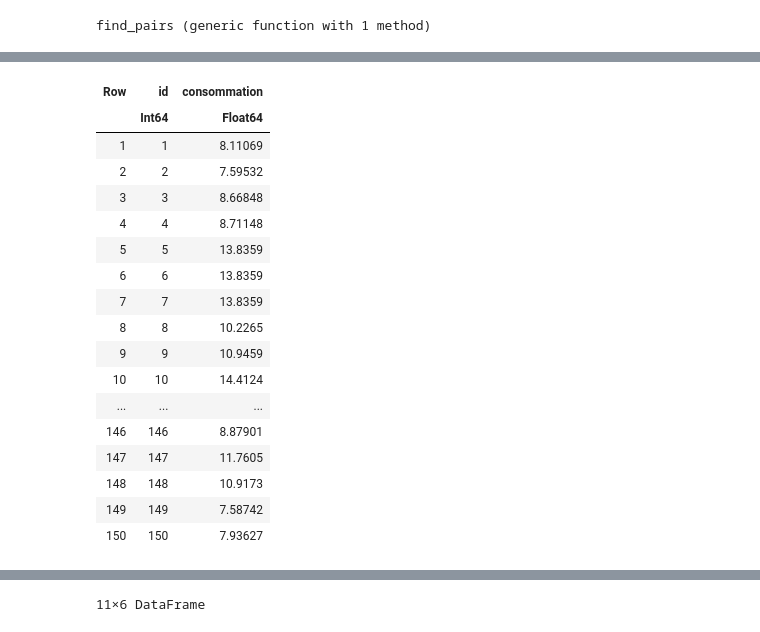
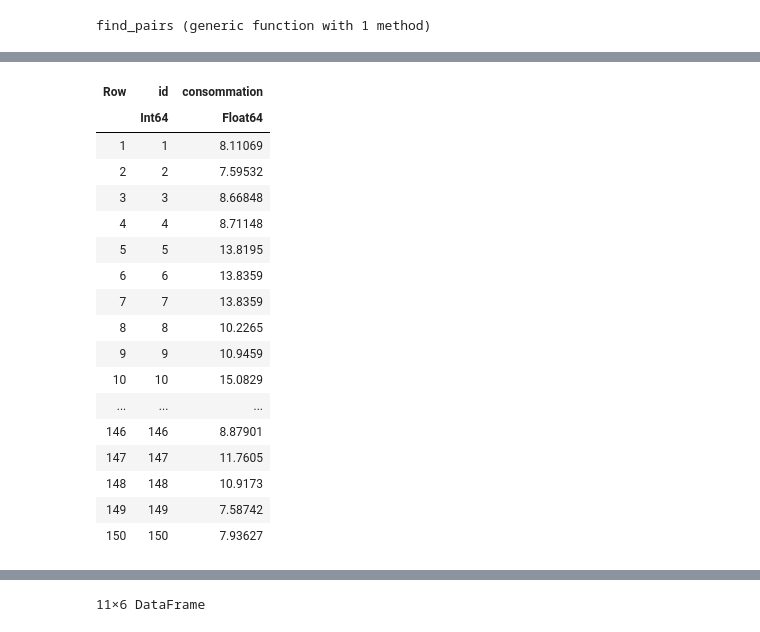
Before and after one commit to Antoine-Lafrance/concours-mth3302, a Jupyter notebook: soumissions_officielles/soumission_18/soumission18.ipynb, the cells around one changed output, grey strips where cells are left out. Drawn from its saved outputs; the diff is of its cells as text; code cells hidden in the pictures.

```diff
--- a/soumissions_officielles/soumission_18/soumission18.ipynb
+++ b/soumissions_officielles/soumission_18/soumission18.ipynb
@@ -220,2 +194,22 @@ end
 # %% [output]
 find_pairs (generic function with 1 method)
+# %%
+function forest_regression(training_data, test_data)
+    ids = test_data.id
+
+    y_train = training_data.consommation
+    common_columns = intersect(names(training_data), names(test_data))
+    training_data = training_data[:, common_columns]
+    test_data = test_data[:, common_columns]
+
+    X_train = Matrix(training_data[:, Not(:annee, :id)])
+    X_test = Matrix(test_data[:, Not(:annee, :id)])
+
+    model = RandomForestRegressor(n_subfeatures=5, n_trees=1000,min_samples_leaf=1,min_purity_increase=0.0, max_depth=5, min_samples_split=6)
+    fit!(model, X_train, y_train)
+    ychap =  predict(model, X_test)
+
+    prediction = DataFrame(id=ids, consommation=ychap)
+
+    return prediction
+end
@@ -222,8 +218,7 @@ find_pairs (generic function with 1 method)
 # %%
 COLUMNS_TO_COMPARE_1 = ["type", "nombre_cylindres", "cylindree", "transmission", "boite"]
-COLUMNS_TO_COMPARE_3 = ["nombre_cylindres", "cylindree", "type" ]
-COLUMNS_TO_COMPARE_4 = ["nombre_cylindres", "cylindree"]
-COLUMNS_TO_COMPARE_5 = ["cylindree"]
+COLUMNS_TO_COMPARE_2 = ["nombre_cylindres", "cylindree", "type" ]
+COLUMNS_TO_COMPARE_3 = ["nombre_cylindres", "cylindree"]
 
 trainData.type = ifelse.(trainData.type .== "break_petit", "break_moyen", trainData.type)
 testData.type = ifelse.(testData.type .== "break_moyen", "break", testData.type)
@@ -244,40 +239,38 @@ function match_predictions(train_data, data_to_predict, pairs, columns_to_compar
 end
 
 function main(trainData, testData)
-    # uniqueD = get_unique_data(trainData, COLUMNS_TO_COMPARE_1)
-    # pairs = find_pairs(uniqueD, testData, COLUMNS_TO_COMPARE_1)
-    # # print(pairs.id)
-    # pairs = select(pairs, [:id, :consommation])
-    # testData = filter(row -> !(row.id in pairs.id), testData)
-
-    # uniqueD = get_unique_data(trainData, COLUMNS_TO_COMPARE_3)
-    # pairs_2 = find_pairs(uniqueD, testData, COLUMNS_TO_COMPARE_3)
-    # pairs_2 = select(pairs_2, [:id, :consommation])
-    # pairs = vcat(pairs, pairs_2)
-    # testData = filter(row -> !(row.id in pairs.id), testData)
-
-    # uniqueD = get_unique_data(trainData, COLUMNS_TO_COMPARE_4)
-    # pairs_3 = find_pairs(uniqueD, testData, COLUMNS_TO_COMPARE_4)
-    # pairs_3 = select(pairs_3, [:id, :consommation])
-    # pairs = vcat(pairs, pairs_3)
-    # testData = filter(row -> !(row.id in pairs.id), testData)
-
     pairs = DataFrame(id=Int[], consommation=Float64[])
     pairs, testData = match_predictions(trainData, testData, pairs, COLUMNS_TO_COMPARE_1)
-    pairs, testData = match_predictions(trainData, testData, pairs, COLUMNS_TO_COMPARE_3)
-    pairs, testData = match_predictions(trainData, testData, pairs, COLUMNS_TO_COMPARE_4)
+
+    data_to_predict_by_forest = deepcopy(testData)
+    perfect_match_pairs = deepcopy(pairs)
 
 
+    pairs, testData = match_predictions(trainData, testData, pairs, COLUMNS_TO_COMPARE_2)
+    pairs, testData = match_predictions(trainData, testData, pairs, COLUMNS_TO_COMPARE_3)
+
+    ids_with_no_match = testData.id
 
 
-    pairs_5 = DataFrame(id=5, consommation=13.8358823529412)
-    pairs = vcat(pairs, pairs_5)
-    testData = filter(row -> !(row.id in pairs.id), testData)
+    forest_predictions = forest_regression(trainData, data_to_predict_by_forest)
 
-    sort!(pairs, :id)
+    no_match_predictions = forest_predictions[forest_predictions.id .== ids_with_no_match, :]
 
-    return pairs
+    matching_predictions = vcat(pairs, no_match_predictions)
+    sort!(matching_predictions, :id)
+
+    forest_predictions = vcat(perfect_match_pairs, forest_predictions)
+    sort!(forest_predictions, :id)
+
+    average_predictions = (matching_predictions.consommation .+ forest_predictions.consommation) ./ 2
+
+    average_predictions = DataFrame(id=1:150, consommation=average_predictions)
+
+    println(average_predictions[5,:])
+
+
+    return average_predictions
 
 end
-out = main(trainData, testData)
+average_predictions = main(trainData, testData)
 # %% [output]
@@ -286,15 +284,15 @@ out = main(trainData, testData)
 | Row | id | consommation |
 |  | Int64 | Float64 |
 | 1 | 1 | 8.11069 |
 | 2 | 2 | 7.59532 |
 | 3 | 3 | 8.66848 |
 | 4 | 4 | 8.71148 |
-| 5 | 5 | 13.8359 |
+| 5 | 5 | 13.8195 |
 | 6 | 6 | 13.8359 |
 | 7 | 7 | 13.8359 |
 | 8 | 8 | 10.2265 |
 | 9 | 9 | 10.9459 |
-| 10 | 10 | 14.4124 |
+| 10 | 10 | 15.0829 |
 | ... | ... | ... |
 | 146 | 146 | 8.87901 |
 | 147 | 147 | 11.7605 |
```
Also changed, not shown: parts of 10 cells of this notebook.
